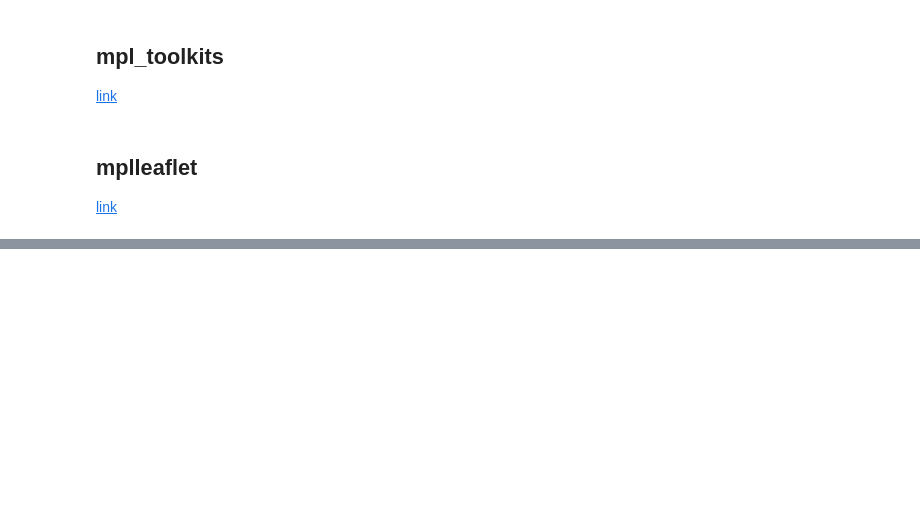
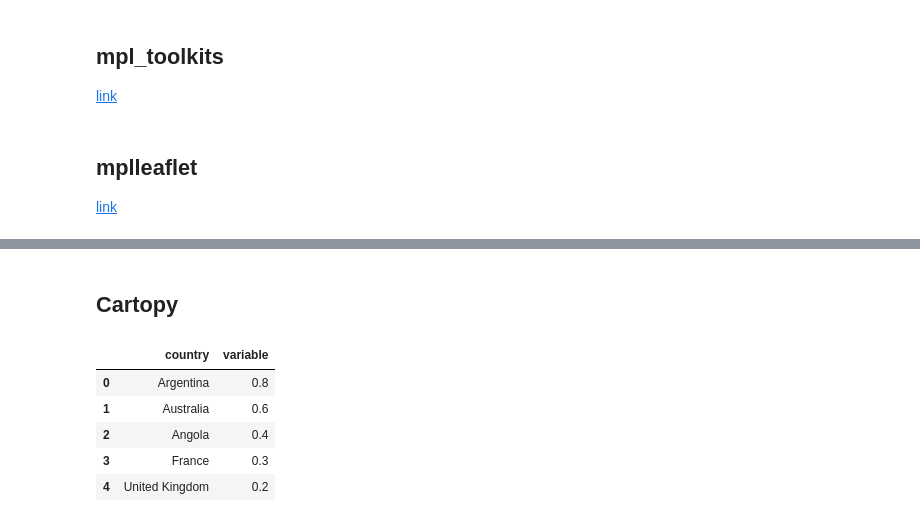
Before and after one commit to nicotom/visualization_catalog, a Jupyter notebook: Maps/maps.ipynb, the cells around one changed output, grey strips where cells are left out. Drawn from its saved outputs; the diff is of its cells as text; code cells hidden in the pictures; blank space fills up the shorter version.

```diff
--- a/Maps/maps.ipynb
+++ b/Maps/maps.ipynb
@@ -111,3 +111,5 @@ ax.plot(x, y, 'bo')
 mplleaflet.display(fig=fig)
 # %% [output]
 [interactive output not drawn]
+# %% [markdown]
+## Cartopy
@@ -113,0 +124,10 @@ mplleaflet.display(fig=fig)
+# %%
+top_countries = pd.DataFrame({'country': ['Argentina', 'Australia', 'Angola', 'France', 'United Kingdom'], 'variable': [0.8, 0.6, 0.4, 0.3, 0.2]})
+top_countries
+# %% [output]
+|  | country | variable |
+| 0 | Argentina | 0.8 |
+| 1 | Australia | 0.6 |
+| 2 | Angola | 0.4 |
+| 3 | France | 0.3 |
+| 4 | United Kingdom | 0.2 |
```
Also changed, not shown: parts of 4 cells of this notebook.
